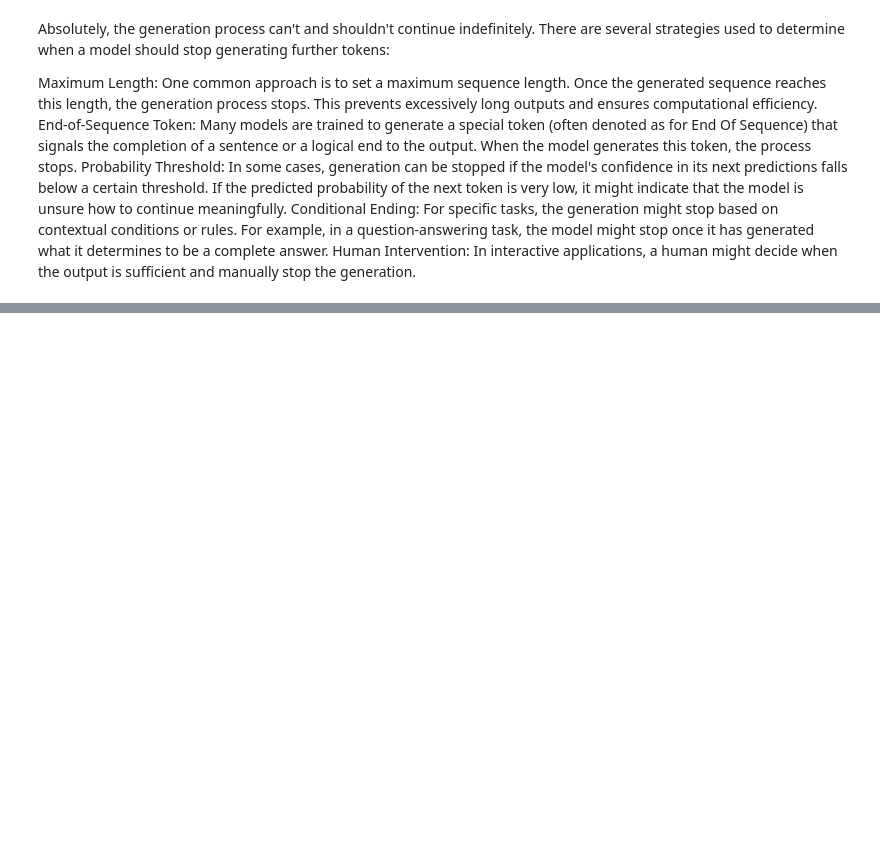
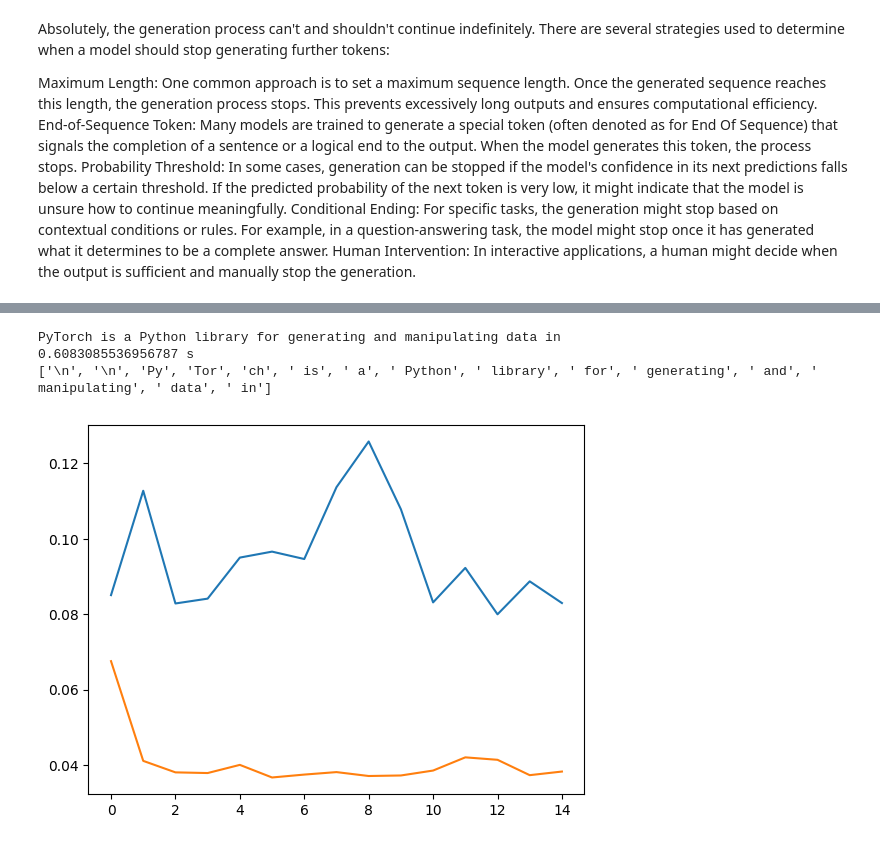
Before and after one commit to alfazick/efficientLLM, a Jupyter notebook: 01TextGeneration.ipynb, the cells around one changed output, grey strips where cells are left out. Cells and saved outputs as stored; diff of their text form; code cells hidden in the pictures; blank space fills up the shorter version.

```diff
--- a/01TextGeneration.ipynb
+++ b/01TextGeneration.ipynb
@@ -112,0 +189,46 @@ Human Intervention: In interactive applications, a human might decide when the o
+# %%
+prompt = "What is PyTorch?"
+inputs = tokenizer(prompt, return_tensors ="pt")
+
+def generate_token_with_past(inputs):
+    with torch.no_grad():
+        outputs = model(**inputs)
+
+    logits = outputs.logits
+    last_logits = logits[0,-1,:]
+    next_token_id = last_logits.argmax()
+    return next_token_id, outputs.past_key_values
+
+generated_tokens = list()
+next_inputs = inputs
+duration_cached_s = list()
+
+for _ in range(15):
+    t0 = time.time()
+    next_token_id, past_key_values = generate_token_with_past(next_inputs)
+    duration_cached_s.append(time.time() - t0)
+
+    next_inputs = {
+        "input_ids": next_token_id.reshape((1,1)), # !!!! keep just last word,
+        "attention_mask": torch.cat(  # attention mask updates as usual
+            [next_inputs["attention_mask"], torch.tensor([[1]])],
+            dim = 1),
+        "past_key_values": past_key_values, # past key values updates
+    }
+
+    next_token = tokenizer.decode(next_token_id)
+    generated_tokens.append(next_token)
+
+print("".join(generated_tokens))
+print(f"{sum(duration_cached_s)} s")
+print(generated_tokens)
+# %% [output]
+PyTorch is a Python library for generating and manipulating data in
+0.6083085536956787 s
+['\n', '\n', 'Py', 'Tor', 'ch', ' is', ' a', ' Python', ' library', ' for', ' generating', ' and', ' manipulating', ' data', ' in']
+# %%
+plt.plot(duration_s)
+plt.plot(duration_cached_s)
+plt.show()
+# %% [output]
+[figure, added]
```
Also changed, not shown: parts of 4 cells of this notebook.
